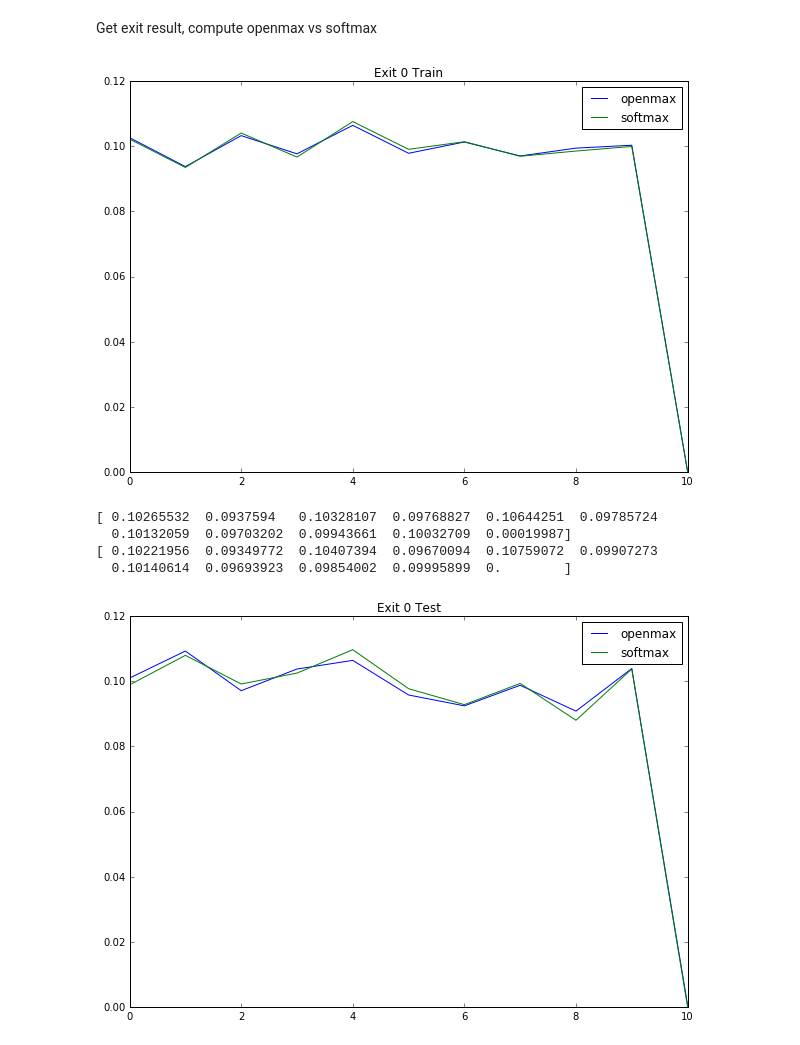
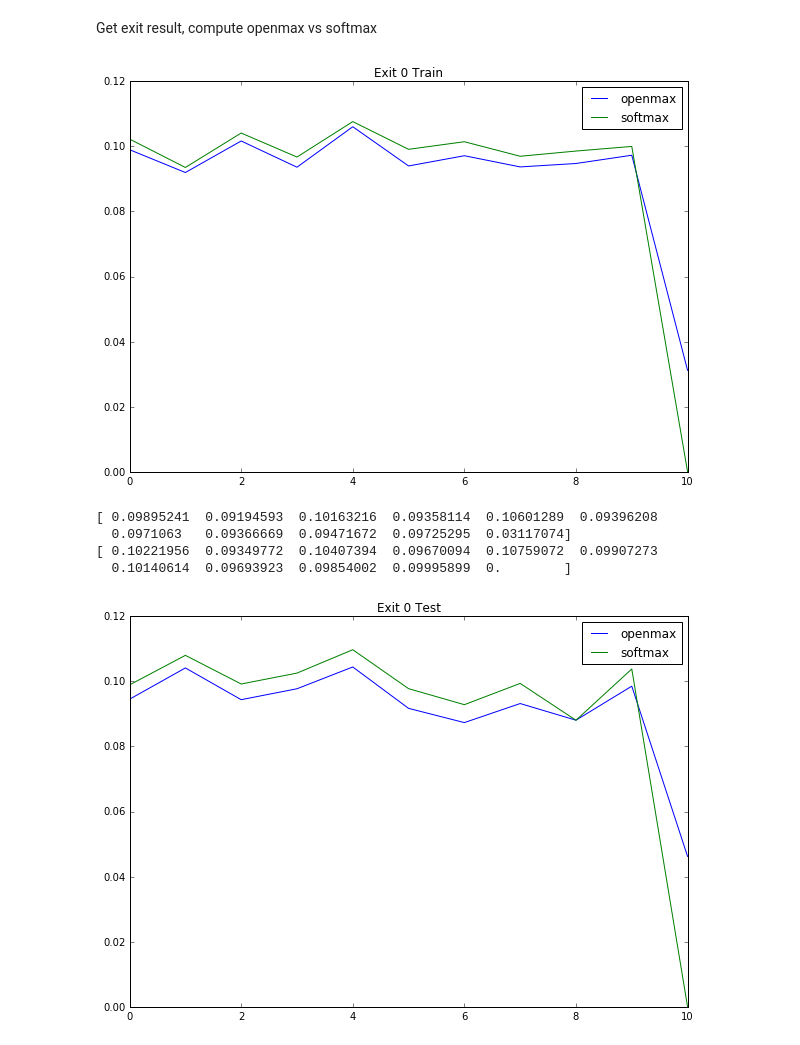
Before and after one commit to kunglab/branchynet, a Jupyter notebook: experiment_alex_cifar10_openmax.ipynb, the cells around one changed output. Drawn from its saved outputs; the diff is of its cells as text; code cells hidden in the pictures.

Commit message:
fix openmax

```diff
--- a/experiment_alex_cifar10_openmax.ipynb
+++ b/experiment_alex_cifar10_openmax.ipynb
@@ -56,33 +61,35 @@ Get exit result, compute openmax vs softmax
 import dill
 with open("_models/alexnet_cifar10.bn", "rb") as f:
     branchyNet = dill.load(f)
+# %%
+from datasets import mnist, pcifar10
+x_train, y_train, x_test, y_test = pcifar10.get_data()
 # %%
 import scipy as sp
 
 branchyNet.testing()
 branchyNet.to_cpu()
 
-from openmax.openmax import OpenMax, get_openmax_scores, plot_openmax_mean
+from openmax.openmax import OpenMax, get_openmax_scores, plot_openmax_mean, expand_dims
 
 size = 5000
 
-for i, model in enumerate(branchyNet.models):
-    features_train = sp.expand_dims(model.test(x_train[:size]).data,1)
-    features_test = sp.expand_dims(model.test(x_test[:size]).data,1)
+for i, model in enumerate(branchyNet.models[:1]):
+    features_train = expand_dims(model.test(x_train[:size]).data)
+    features_test = expand_dims(model.test(x_test[:size]).data)
 
-    openmax = OpenMax()
-    openmax.fit(features_train)
+    openmax = OpenMax(tailsize=40, distance_type="eucos", alpharank=1)
+    openmax.fit(features_train,y_train[:size])
 
     openmax_vs_train, softmax_vs_train = get_openmax_scores(features_train, openmax)
     openmax_vs_test, softmax_vs_test = get_openmax_scores(features_test, openmax)
 
     plot_openmax_mean(openmax_vs_train, softmax_vs_train, title='Exit {} Train'.format(i))
     plot_openmax_mean(openmax_vs_test, softmax_vs_test, title='Exit {} Test'.format(i))
-    break
 # %% [output]
-[figure, old version]
+[figure, new version]
-[ 0.10265532  0.0937594   0.10328107  0.09768827  0.10644251  0.09785724
-  0.10132059  0.09703202  0.09943661  0.10032709  0.00019987]
+[ 0.09895241  0.09194593  0.10163216  0.09358114  0.10601289  0.09396208
+  0.0971063   0.09366669  0.09471672  0.09725295  0.03117074]
 [ 0.10221956  0.09349772  0.10407394  0.09670094  0.10759072  0.09907273
   0.10140614  0.09693923  0.09854002  0.09995899  0.        ]
-[figure, old version]
+[figure, new version]
```
Also changed, not shown: parts of 11 cells of this notebook, 1 other file.
